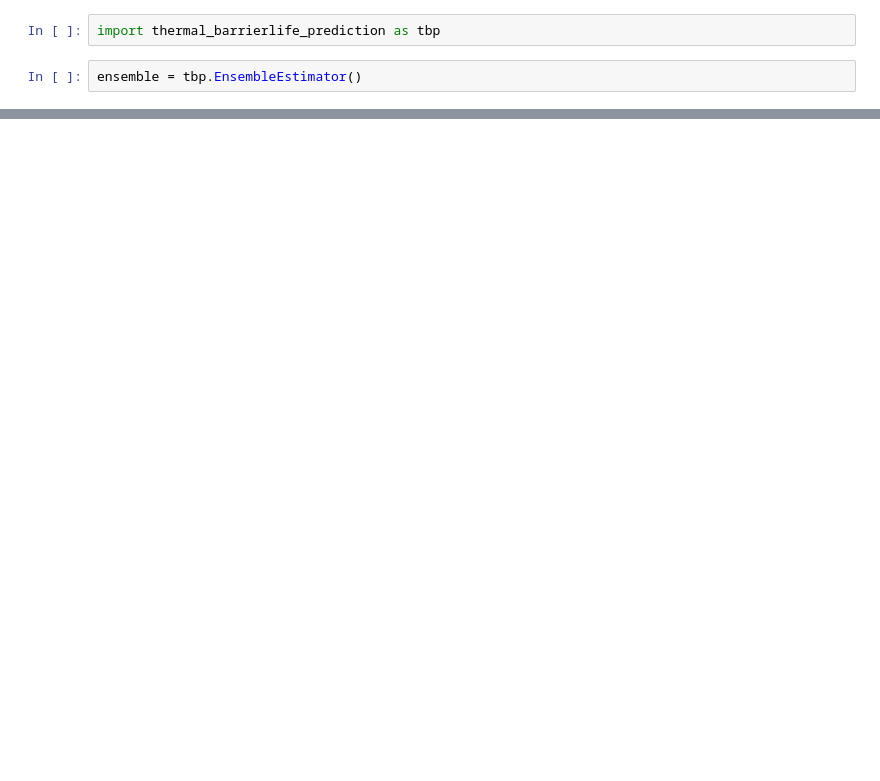
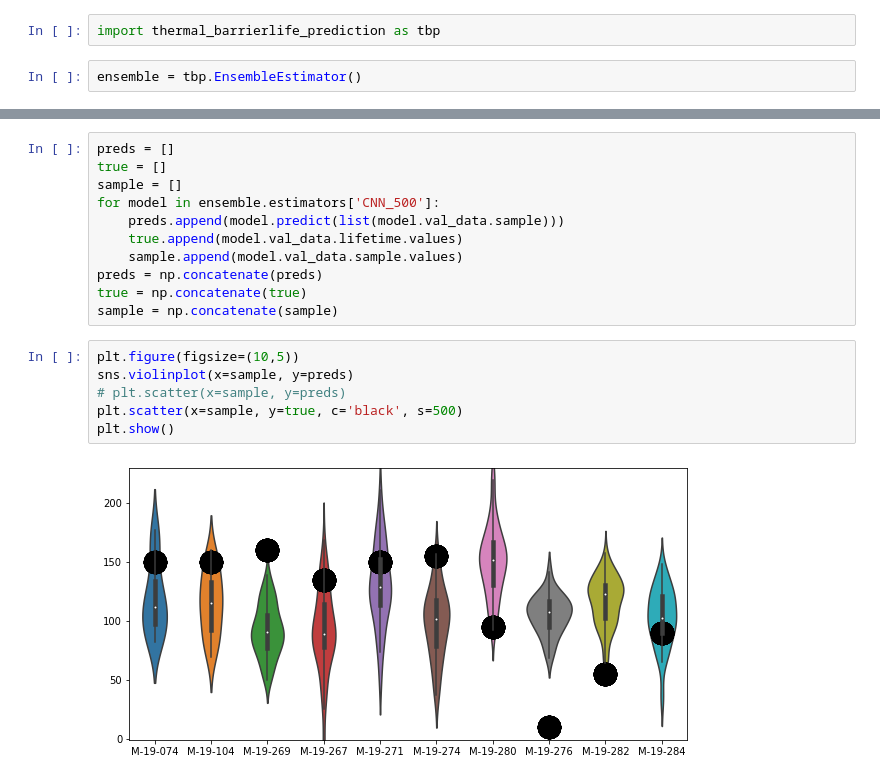
Before and after one commit to SabrinaRichter/thermal_barrierlife_prediction, a Jupyter notebook: notebooks/EnsembleTraining.ipynb, the cells around one changed output, grey strips where cells are left out. Cells and saved outputs as stored; diff of their text form; blank space fills up the shorter version.

```diff
--- a/notebooks/EnsembleTraining.ipynb
+++ b/notebooks/EnsembleTraining.ipynb
@@ -37,0 +56,19 @@ KeyboardInterrupt:
+# %%
+preds = []
+true = []
+sample = []
+for model in ensemble.estimators['CNN_500']:
+    preds.append(model.predict(list(model.val_data.sample)))
+    true.append(model.val_data.lifetime.values)
+    sample.append(model.val_data.sample.values)
+preds = np.concatenate(preds)
+true = np.concatenate(true)
+sample = np.concatenate(sample)
+# %%
+plt.figure(figsize=(10,5))
+sns.violinplot(x=sample, y=preds)
+# plt.scatter(x=sample, y=preds)
+plt.scatter(x=sample, y=true, c='black', s=500)
+plt.show()
+# %% [output]
+[figure, added]
```
Also changed, not shown: parts of 7 cells of this notebook.
